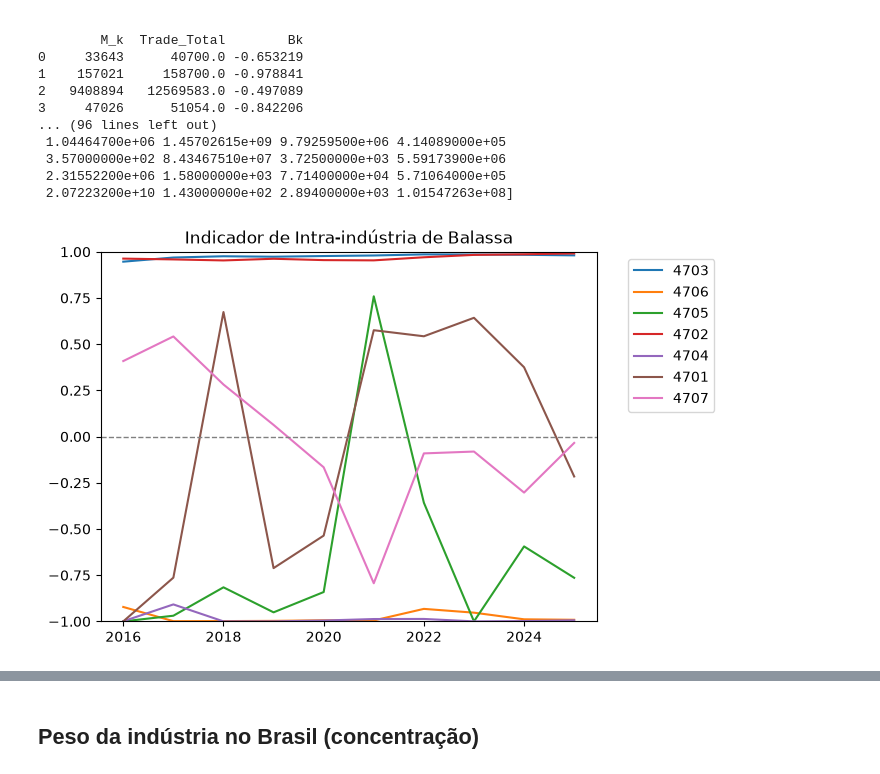
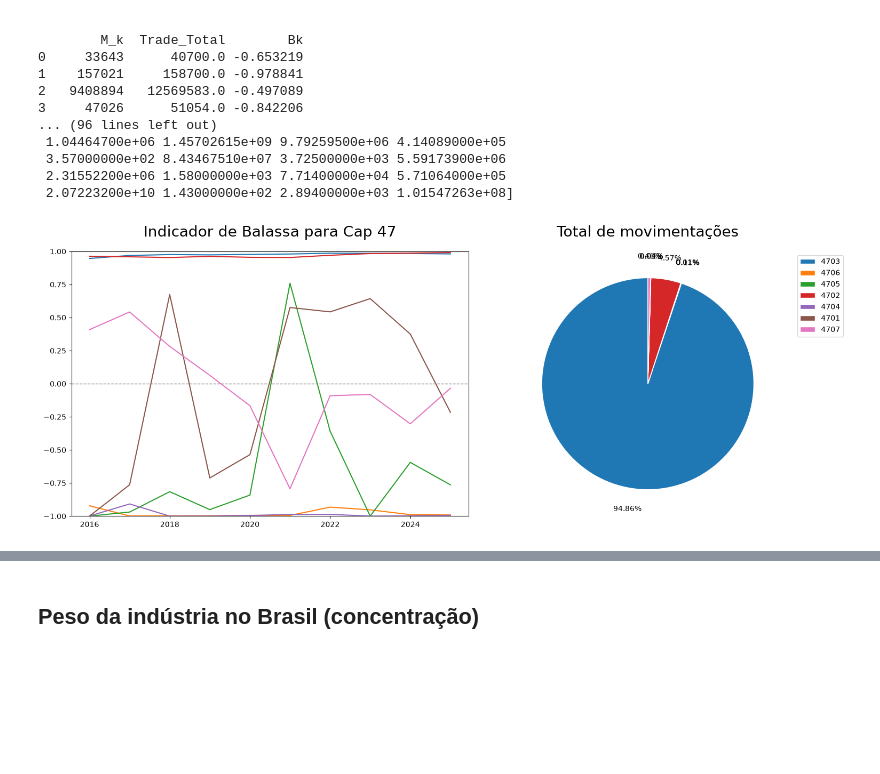
Before and after one commit to rckalil/mapeando-papel, a Jupyter notebook: indicadores.ipynb, the cells around one changed output, grey strips where cells are left out. Saved outputs shown, nothing was run; the diff lists cells and outputs as text; code cells hidden in the pictures; blank space fills up the shorter version.

```diff
--- a/indicadores.ipynb
+++ b/indicadores.ipynb
@@ -140,23 +166,54 @@ info_2 = {v: k for k, v in info_2.items()}
 # plt.show()
 # %%
-fig, ax = plt.subplots()
+import matplotlib.pyplot as plt
+
+# 1. Cria a figura com 1 linha e 2 colunas de subplots
+fig, (ax1, ax2) = plt.subplots(1, 2, figsize=(16, 6))
+
+# Listas para armazenar os dados do gráfico de pizza
+pie_sizes = []
+pie_labels = []
+pie_colors = []
+
 for info in infos:
     num = info_2[info]
     if num[:2] == '47':
         filtered = df_final[df_final['Info'] == info].copy()
         filtered = filtered.sort_values(by=['Year'])
-        # print(filtered.head())
-        # label_curta = info if len(info) <= 40 else info[:37] + "..."
 
+        # 2. Plota o gráfico de linha no ax1 e captura a cor gerada
+        linha = ax1.plot(filtered['Year'], filtered['Bk'], markeredgewidth=2, label=info_2[info])
+        cor_da_linha = linha[0].get_color()
 
-        ax.plot(filtered['Year'], filtered['Bk'], markeredgewidth=2, label=info_2[info])
-ax.axhline(0, color='gray', linestyle='--', linewidth=1)
+        # 3. Coleta os dados para a pizza
+        # Assumindo a SOMA do Trade_Total de todos os anos.
+        # Para usar apenas o último ano, troque por: total_trade = filtered['Trade_Total'].iloc[-1]
+        total_trade = filtered['Trade_Total'].sum()
 
-ax.set_title(f"Indicador de Intra-indústria de Balassa")
-ax.set(ylim=(-1, 1))
-ax.legend(bbox_to_anchor=(1.05, 1), loc='upper left')
+        pie_sizes.append(total_trade)
+        pie_labels.append(info_2[info])
+        pie_colors.append(cor_da_linha) # Sincroniza a cor da pizza com a da linha
 
+# Configurações do subplot 1 (Linha)
+ax1.axhline(0, color='gray', linestyle='--', linewidth=1)
+ax1.set_title("Indicador de Balassa para Cap 47", fontsize=20, pad=20)
+ax1.set(ylim=(-1, 1))
+
+# Ocultando a legenda do ax1 se a pizza já tiver labels, ou ajustando a posição
+# para que não sobreponha o gráfico de pizza do meio
+# ax1.legend(loc='lower right') # Opção mais segura se quiser manter a legenda no primeiro gráfico
+
+# Configurações do subplot 2 (Pizza)
+if sum(pie_sizes) > 0: # Evita erro caso todos os valores sejam zero
+    # Wedgeprops com edgecolor melhora a separação visual das fatias
+    ax2.pie(pie_sizes, labels=pie_labels, colors=pie_colors, autopct='%1.2f%%',
+            startangle=90, wedgeprops={'edgecolor': 'white'}, pctdistance=1.2, labeldistance=None)
+    ax2.set_title("Total de movimentações", fontsize=20, pad=20)
+
+# Ajusta o layout para evitar sobreposições de textos
+ax2.legend(bbox_to_anchor=(1.05, 1), loc='upper left')
+plt.tight_layout()
 plt.show()
 # %% [output]
-[figure, old version]
+[figure, new version]
 # %%
```
Also changed, not shown: parts of 3 cells of this notebook.
